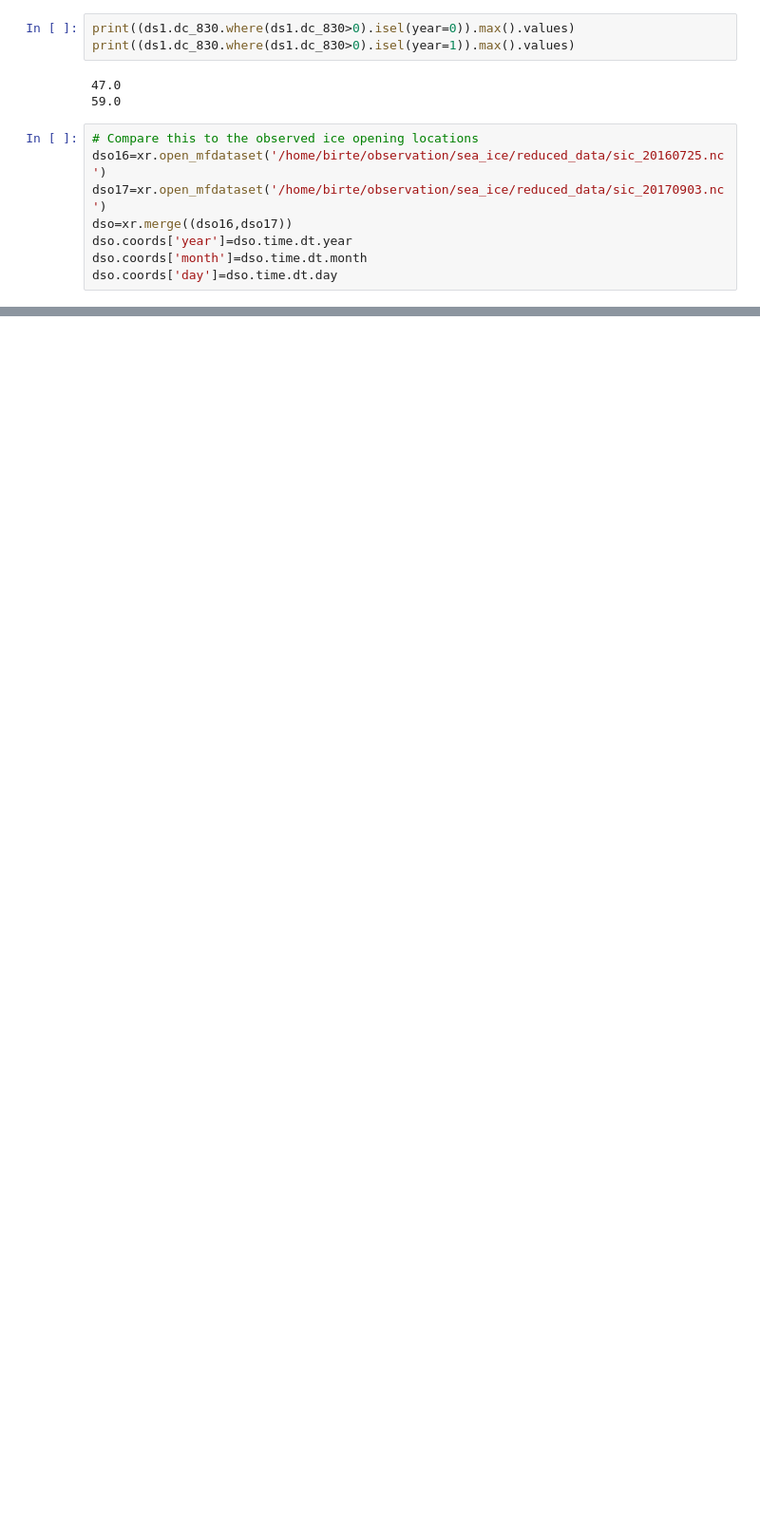
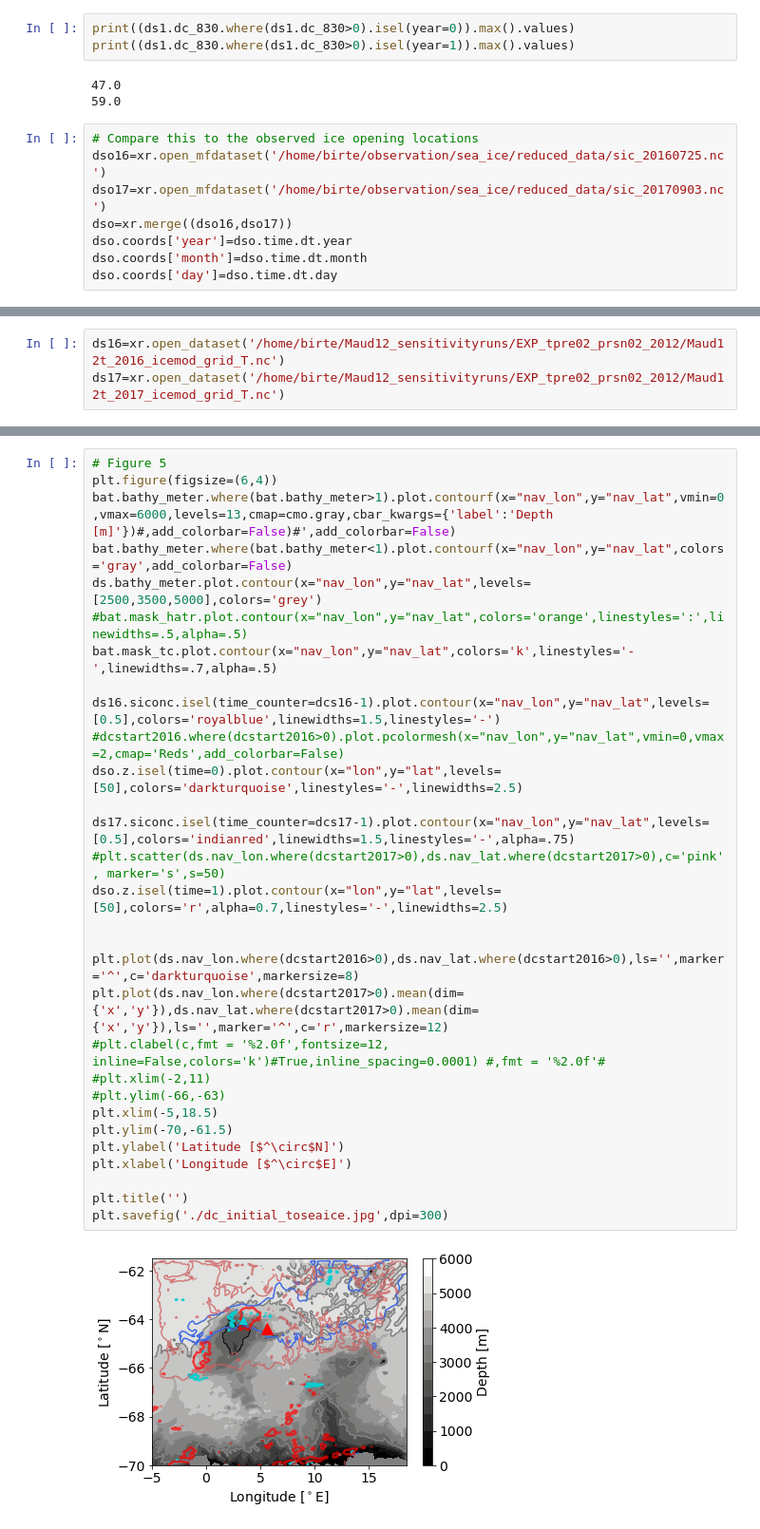
Before and after one commit to bguelk/JAMES_2024_MRP_modelling, a Jupyter notebook: Figures/Figure5_6.ipynb, the cells around one changed output, grey strips where cells are left out. Shown at 95% size. Saved outputs shown, nothing was run; the diff lists cells and outputs as text; blank space fills up the shorter version.

```diff
--- a/Figures/Figure5_6.ipynb
+++ b/Figures/Figure5_6.ipynb
@@ -140,0 +176,3 @@ dso.coords['day']=dso.time.dt.day
+# %%
+ds16=xr.open_dataset('/home/birte/Maud12_sensitivityruns/EXP_tpre02_prsn02_2012/Maud12t_2016_icemod_grid_T.nc')
+ds17=xr.open_dataset('/home/birte/Maud12_sensitivityruns/EXP_tpre02_prsn02_2012/Maud12t_2017_icemod_grid_T.nc')
@@ -141 +190,33 @@ dso.coords['day']=dso.time.dt.day
+# %%
+# Figure 5
+plt.figure(figsize=(6,4))
+bat.bathy_meter.where(bat.bathy_meter>1).plot.contourf(x="nav_lon",y="nav_lat",vmin=0,vmax=6000,levels=13,cmap=cmo.gray,cbar_kwargs={'label':'Depth [m]'})#,add_colorbar=False)#',add_colorbar=False)
+bat.bathy_meter.where(bat.bathy_meter<1).plot.contourf(x="nav_lon",y="nav_lat",colors='gray',add_colorbar=False)
+ds.bathy_meter.plot.contour(x="nav_lon",y="nav_lat",levels=[2500,3500,5000],colors='grey')
+#bat.mask_hatr.plot.contour(x="nav_lon",y="nav_lat",colors='orange',linestyles=':',linewidths=.5,alpha=.5)
+bat.mask_tc.plot.contour(x="nav_lon",y="nav_lat",colors='k',linestyles='-',linewidths=.7,alpha=.5)
+
+ds16.siconc.isel(time_counter=dcs16-1).plot.contour(x="nav_lon",y="nav_lat",levels=[0.5],colors='royalblue',linewidths=1.5,linestyles='-')
+#dcstart2016.where(dcstart2016>0).plot.pcolormesh(x="nav_lon",y="nav_lat",vmin=0,vmax=2,cmap='Reds',add_colorbar=False)
+dso.z.isel(time=0).plot.contour(x="lon",y="lat",levels=[50],colors='darkturquoise',linestyles='-',linewidths=2.5)
+
+ds17.siconc.isel(time_counter=dcs17-1).plot.contour(x="nav_lon",y="nav_lat",levels=[0.5],colors='indianred',linewidths=1.5,linestyles='-',alpha=.75)
+#plt.scatter(ds.nav_lon.where(dcstart2017>0),ds.nav_lat.where(dcstart2017>0),c='pink', marker='s',s=50)
+dso.z.isel(time=1).plot.contour(x="lon",y="lat",levels=[50],colors='r',alpha=0.7,linestyles='-',linewidths=2.5)
+
+
+plt.plot(ds.nav_lon.where(dcstart2016>0),ds.nav_lat.where(dcstart2016>0),ls='',marker='^',c='darkturquoise',markersize=8)
+plt.plot(ds.nav_lon.where(dcstart2017>0).mean(dim={'x','y'}),ds.nav_lat.where(dcstart2017>0).mean(dim={'x','y'}),ls='',marker='^',c='r',markersize=12)
+#plt.clabel(c,fmt = '%2.0f',fontsize=12, inline=False,colors='k')#True,inline_spacing=0.0001) #,fmt = '%2.0f'#
+#plt.xlim(-2,11)
+#plt.ylim(-66,-63)
+plt.xlim(-5,18.5)
+plt.ylim(-70,-61.5)
+plt.ylabel('Latitude [$^\circ$N]')
+plt.xlabel('Longitude [$^\circ$E]')
+
+plt.title('')
+plt.savefig('./dc_initial_toseaice.jpg',dpi=300)
+# %% [output]
+[figure, added]
 # %%
```
Also changed, not shown: parts of 7 cells of this notebook, 1 other file.
